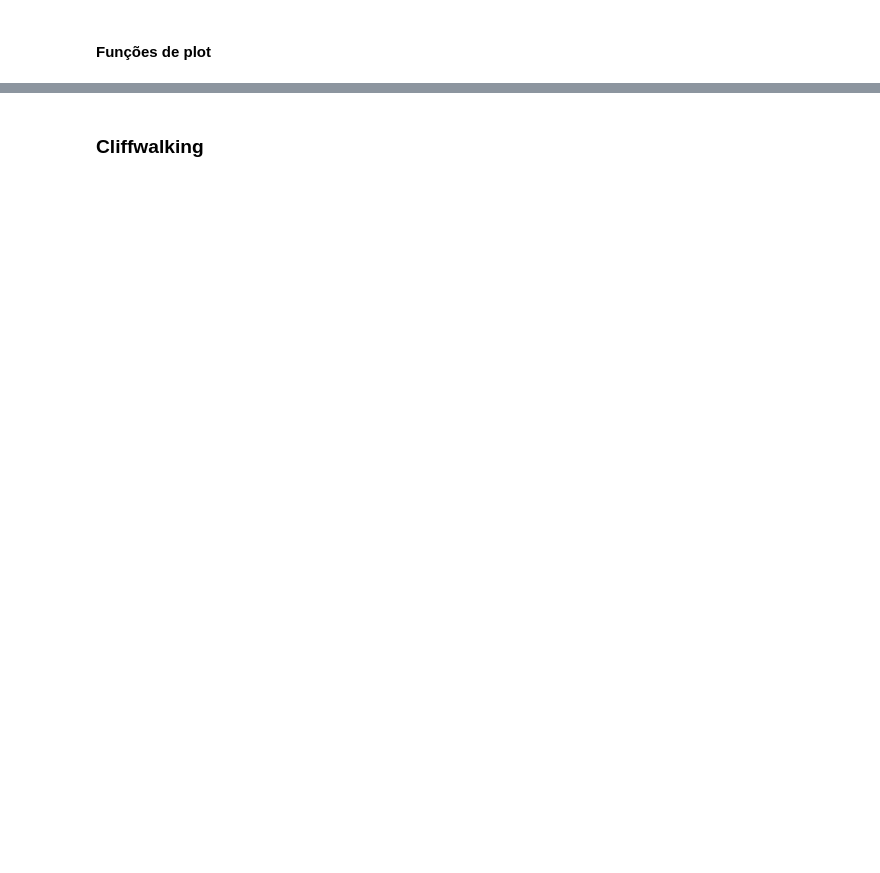
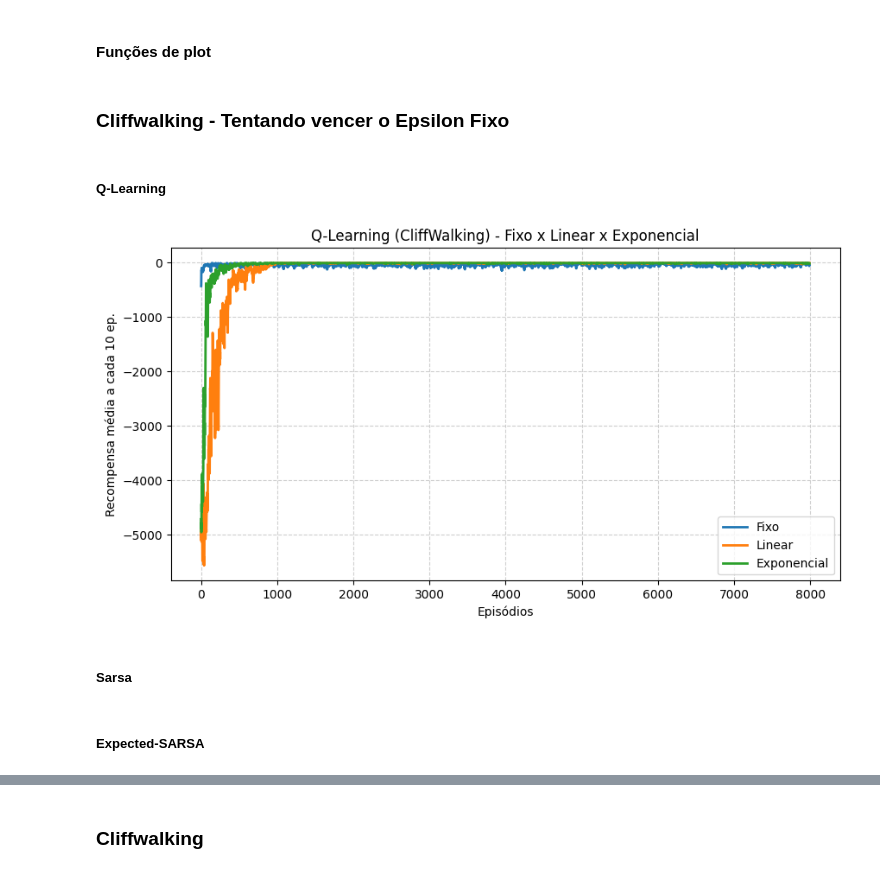
Before and after one commit to christiandoramo/Variantes-para-o-epsilon, a Jupyter notebook: Variantes_do_epsilon.ipynb, the cells around one changed output, grey strips where cells are left out. Saved outputs shown, nothing was run; the diff lists cells and outputs as text; code cells hidden in the pictures; blank space fills up the shorter version.

Commit message:
linear e exponencial vencendo

```diff
--- a/Variantes_do_epsilon.ipynb
+++ b/Variantes_do_epsilon.ipynb
@@ -67,10 +9,0 @@ $$
-# %%
-# Esta é a política. Neste caso, escolhe uma ação com base nos valores
-# da tabela Q, usando uma estratégia epsilon-greedy.
-def epsilon_greedy(Q, state, epsilon):
-    num_actions = len(Q[state])
-    if np.random.random() < epsilon:
-        return np.random.randint(0, num_actions)
-    else:
-        return np.argmax(Q[state])   # em caso de empates, retorna sempre o menor índice --> mais eficiente, porém...
-        #return np.random.choice(np.where(Q[state] == Q[state].max())[0]) # aleatoriza em caso de empates
@@ -1775,9 +897,9 @@ def epsilon_greedy(Q, state, epsilon):
 # %% [markdown]
 ## Decaimento parametrizado
 # %%
-def epsilon_decay(decay_type='linear', initial_E=1.0, min_E=0.005, X=1000, Y=None, total_steps=1000, decay_rate=0.001):
+def epsilon_decay(decay_type='none', initial_E=1.0, min_E=0.005, X=1000, Y=None, total_steps=1000,episodes=8000, decay_rate=0.001):
     """
-        decay_type (str): Tipo de decaimento ('linear' ou 'exponential').
+        decay_type (str): Tipo de decaimento ('linear' ou 'exponential', ou 'none').
         initial_E (float): Valor inicial de epsilon (epsilon máximo).
         min_E (float): Valor mínimo de epsilon.
         X (int): Número de passos para atingir o epsilon mínimo (opcional).
@@ -1788,14 +910,21 @@ def epsilon_decay(decay_type='linear', initial_E=1.0, min_E=0.005, X=1000, Y=Non
     if X is None and Y is None:
         raise ValueError("Deve inserir X (número de passos) ou Y (percentual do tempo total).")
 
+
+
     if Y is not None:
+        if total_steps is None:
+          estimated_steps_per_episode = 500 # sendo usado no env
+          total_steps = episodes * estimated_steps_per_episode
         X = int(Y * total_steps)
 
-    if decay_type == 'linear':
-        k = (initial_E - min_E) / X  # Taxa de decaimento linear
+    if decay_type == 'none':
+        def new_E(t):
+            return initial_E
+    elif decay_type == 'linear':
+        k = (initial_E - min_E) / X
         def new_E(t):
             return max(min_E, initial_E - k * t)
-
     elif decay_type == 'exponential':
         def new_E(t):
             return min_E + (initial_E - min_E) * math.exp(-decay_rate * t)
@@ -1809,8 +938,7 @@ def epsilon_decay(decay_type='linear', initial_E=1.0, min_E=0.005, X=1000, Y=Non
 # %% [markdown]
 #### Q-learning
 # %%
-def run_qlearning(env, episodes, lr=0.1, gamma=0.95, decay_type='linear', initial_E=1.0, min_E=0.005,
-                  X=None, Y=None, total_steps=None, decay_rate=0.001, verbose=True, n_eps_per_rewards=200):
+def run_qlearning_decay(env, episodes, lr=0.1, gamma=0.95, decay_type='linear', initial_E=1.0, min_E=0.005, X=None, Y=None, total_steps=None, decay_rate=0.001, verbose=True, n_eps_per_rewards=500):
     """
     Parâmetros:
         env: Ambiente Gym.
@@ -1841,7 +969,7 @@ def run_qlearning(env, episodes, lr=0.1, gamma=0.95, decay_type='linear', initia
     avg_rewards = []
     epsilon_values = []
 
-    epsilon_decay_fn = epsilon_decay(decay_type=decay_type, initial_E=initial_E, min_E=min_E, Y=Y, total_steps=total_steps, decay_rate=decay_rate)
+    epsilon_decay_fn = epsilon_decay(decay_type=decay_type, initial_E=initial_E, min_E=min_E, Y=Y, total_steps=total_steps, decay_rate=decay_rate,episodes=episodes)
 
     eps = 0
     for i in range(episodes):
@@ -2179,15 +1299,18 @@ for ambient, algos in best_params.items():
 # %% [markdown]
 #### Funções de plot
 # %%
-def plot_results(title,rewards_list, labels, r_max):
+def plot_results(title,rewards_list, labels):
     plt.figure(figsize=(10, 5))
     for rewards, label in zip(rewards_list, labels):
-        plt.plot(np.convolve(rewards, np.ones(100)/100, mode='valid'), label=label, linewidth=2)
+        plt.plot(np.convolve(rewards, np.ones(10)/10, mode='valid'), label=label, linewidth=2)
 
-    plt.axhline(y=r_max, color='r', linestyle='--', label='Recompensa máxima')
     plt.xlabel("Episódios")
-    plt.ylabel("Recompensa média")
+    plt.ylabel("Recompensa média a cada 10 ep.")
     plt.legend()
     plt.grid(True, linestyle='--', alpha=0.6)
     plt.title(title)
     plt.show()
+# %% [markdown]
+### Cliffwalking - Tentando vencer o Epsilon Fixo
+# %% [markdown]
+##### Q-Learning
@@ -2193,0 +1364,9 @@ def plot_results(title,rewards_list, labels, r_max):
+# %%
+plot_results("Q-Learning (CliffWalking) - Fixo x Linear x Exponencial",[rewards_no_decay,rewards_linear,rewards_exponential], ["Fixo","Linear","Exponencial"])
+#plot_results("Q-Learning (CliffWalking) - Fixo x Linear",[rewards_no_decay,rewards_linear], ["Fixo","Linear"])
+
+# plot_results("Q-Learning (CliffWalking) - Fixo",[rewards_no_decay], ["Fixo"], 0)
+# %% [output]
+[figure, added]
+# %% [markdown]
+##### Sarsa
@@ -2193,0 +1398,2 @@ def plot_results(title,rewards_list, labels, r_max):
+# %% [markdown]
+##### Expected-SARSA
```
Also changed, not shown: parts of 138 cells of this notebook.
